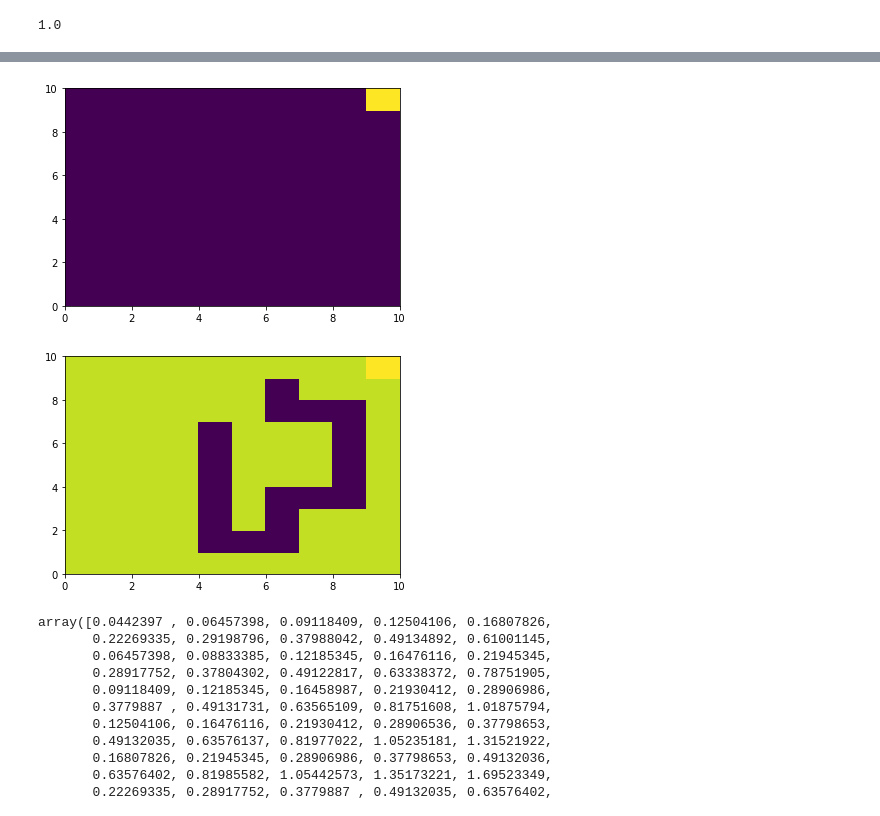
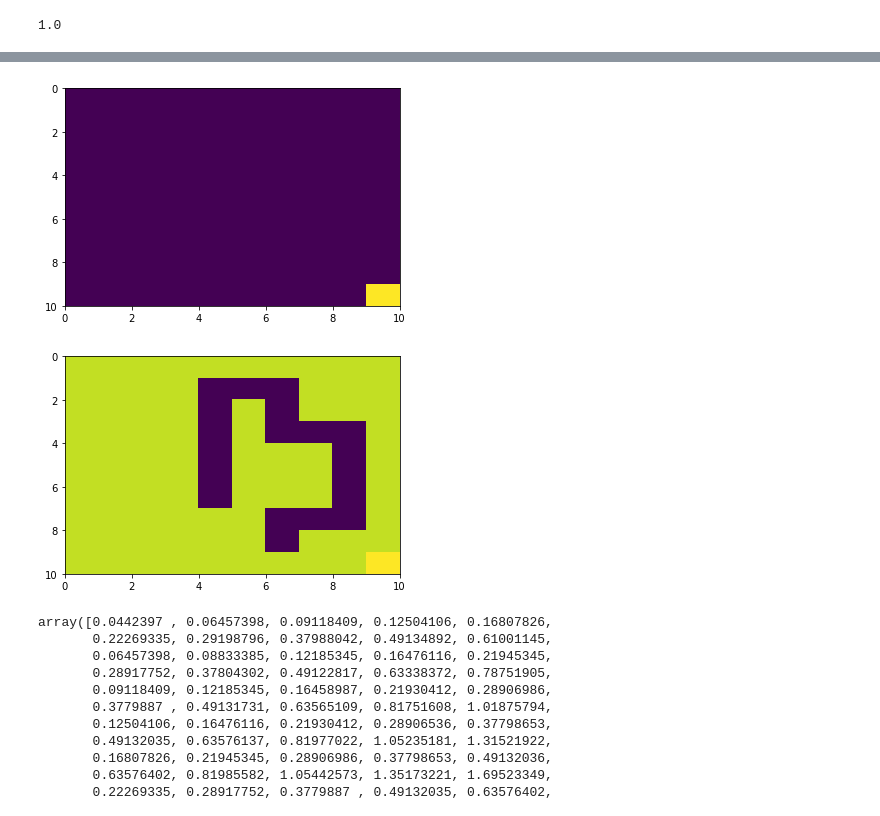
Before and after one commit to rupadevan94/large-scale-data-mining, a Jupyter notebook: LSSN/Project3/q1-q9.ipynb, the cells around one changed output, grey strips where cells are left out. Cells and saved outputs as stored; diff of their text form; code cells hidden in the pictures.

```diff
--- a/LSSN/Project3/q1-q9.ipynb
+++ b/LSSN/Project3/q1-q9.ipynb
@@ -184,13 +205,15 @@ print(reward2)
 # %%
 plt.pcolor(reward1, )
+plt.gca().invert_yaxis()
 plt.show()
 # %% [output]
-[figure, old version]
+[figure, new version]
 # %%
 plt.pcolor(reward2)
+plt.gca().invert_yaxis()
 plt.show()
 # %% [output]
-[figure, old version]
+[figure, new version]
 # %%
 ########################
 # %%
```
Also changed, not shown: parts of 12 cells of this notebook.
